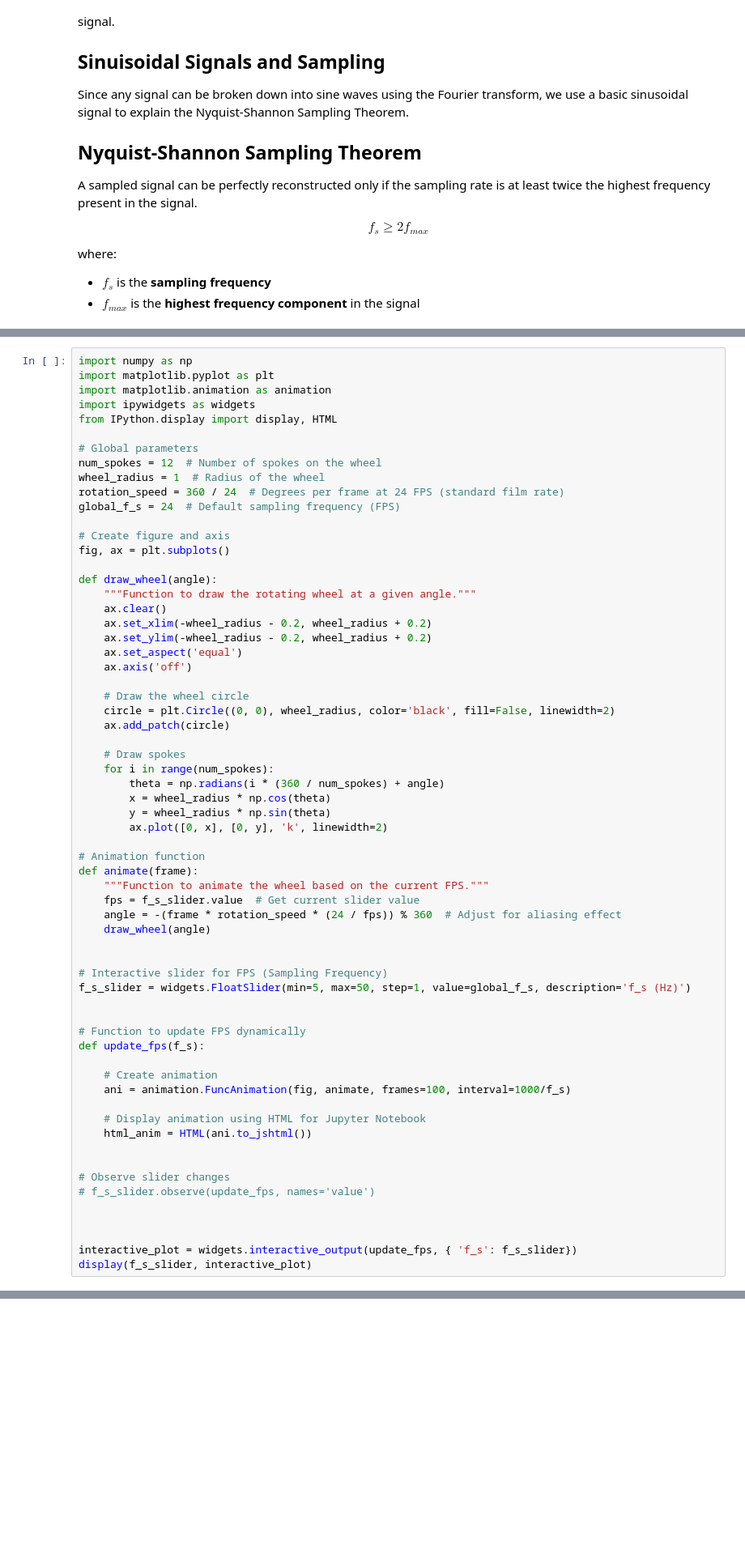
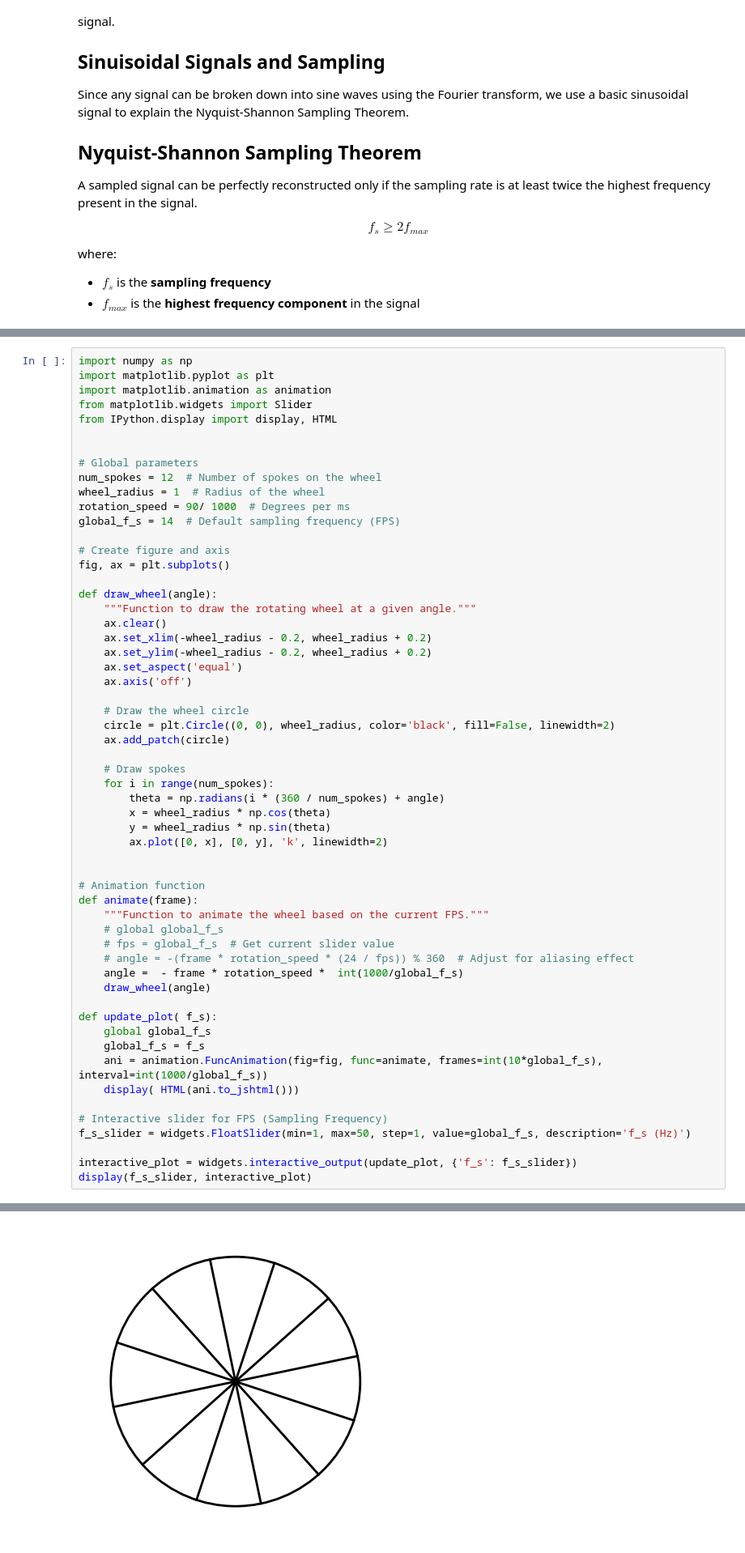
Before and after one commit to idsc-frazzoli/CS2-notebooks, a Jupyter notebook: 2025/ps01/ps01.ipynb, the cells around one changed output, grey strips where cells are left out. Shown at 81% size. Cells and saved outputs as stored; diff of their text form; blank space fills up the shorter version.

```diff
--- a/2025/ps01/ps01.ipynb
+++ b/2025/ps01/ps01.ipynb
@@ -243,14 +243,15 @@ FloatSlider(value=20.0, description='f_s (Hz)', max=50.0, min=5.0, step=1.0)
 import numpy as np
 import matplotlib.pyplot as plt
 import matplotlib.animation as animation
-import ipywidgets as widgets
+from matplotlib.widgets import Slider
 from IPython.display import display, HTML
+
 
 # Global parameters
 num_spokes = 12  # Number of spokes on the wheel
 wheel_radius = 1  # Radius of the wheel
-rotation_speed = 360 / 24  # Degrees per frame at 24 FPS (standard film rate)
-global_f_s = 24  # Default sampling frequency (FPS)
+rotation_speed = 90/ 1000  # Degrees per ms
+global_f_s = 14  # Default sampling frequency (FPS)
 
 # Create figure and axis
 fig, ax = plt.subplots()
@@ -274,33 +275,25 @@ def draw_wheel(angle):
         y = wheel_radius * np.sin(theta)
         ax.plot([0, x], [0, y], 'k', linewidth=2)
 
+
 # Animation function
 def animate(frame):
     """Function to animate the wheel based on the current FPS."""
-    fps = f_s_slider.value  # Get current slider value
-    angle = -(frame * rotation_speed * (24 / fps)) % 360  # Adjust for aliasing effect
+    # global global_f_s
+    # fps = global_f_s  # Get current slider value
+    # angle = -(frame * rotation_speed * (24 / fps)) % 360  # Adjust for aliasing effect
+    angle =  - frame * rotation_speed *  int(1000/global_f_s)
     draw_wheel(angle)
 
+def update_plot( f_s):
+    global global_f_s
+    global_f_s = f_s
+    ani = animation.FuncAnimation(fig=fig, func=animate, frames=int(10*global_f_s), interval=int(1000/global_f_s))
+    display( HTML(ani.to_jshtml()))
 
 # Interactive slider for FPS (Sampling Frequency)
-f_s_slider = widgets.FloatSlider(min=5, max=50, step=1, value=global_f_s, description='f_s (Hz)')
+f_s_slider = widgets.FloatSlider(min=1, max=50, step=1, value=global_f_s, description='f_s (Hz)')
 
-
-# Function to update FPS dynamically
-def update_fps(f_s):
-
-    # Create animation
-    ani = animation.FuncAnimation(fig, animate, frames=100, interval=1000/f_s)
-
-    # Display animation using HTML for Jupyter Notebook
-    html_anim = HTML(ani.to_jshtml())
-
-
-# Observe slider changes
-# f_s_slider.observe(update_fps, names='value')
-
-
-
-interactive_plot = widgets.interactive_output(update_fps, { 'f_s': f_s_slider})
+interactive_plot = widgets.interactive_output(update_plot, {'f_s': f_s_slider})
 display(f_s_slider, interactive_plot)
 # %% [output]
@@ -309 +301,2 @@ FloatSlider(value=24.0, description='f_s (Hz)', max=50.0, min=5.0, step=1.0)
 [interactive output not drawn]
+[figure, new version]
```
Also changed, not shown: parts of 2 cells of this notebook.
